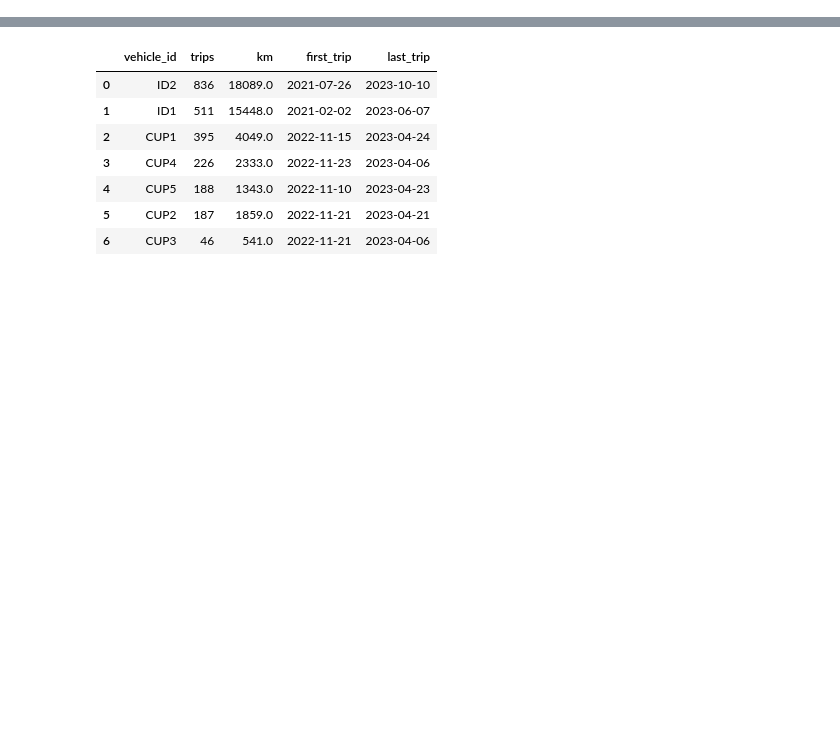
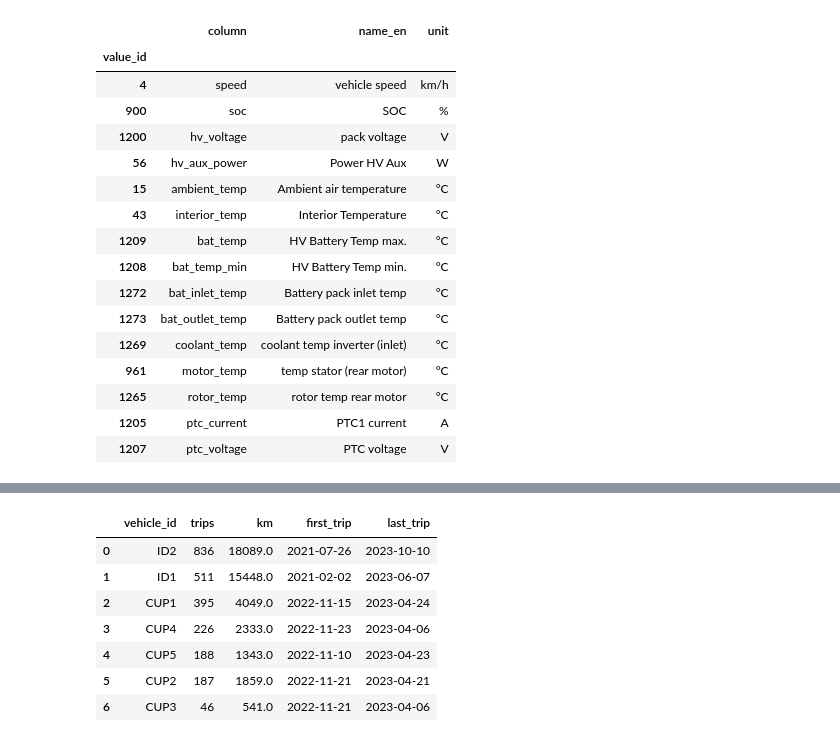
Before and after one commit to sumit-kolpe/EV-Energy-and-Thermal-Monitoring, a Jupyter notebook: EV_Energy_and_Thermal_Monitoring.ipynb, the cells around one changed output, grey strips where cells are left out. Saved outputs shown, nothing was run; the diff lists cells and outputs as text; code cells hidden in the pictures; blank space fills up the shorter version.

```diff
--- a/EV_Energy_and_Thermal_Monitoring.ipynb
+++ b/EV_Energy_and_Thermal_Monitoring.ipynb
@@ -224,0 +112,42 @@ There is no odometer, so distance is speed × time.
+# %%
+SIGNALS = {
+    4: "speed",
+    900: "soc",
+    1200: "hv_voltage",
+    56: "hv_aux_power",
+    15: "ambient_temp",
+    43: "interior_temp",
+    1209: "bat_temp",
+    1208: "bat_temp_min",
+    1272: "bat_inlet_temp",
+    1273: "bat_outlet_temp",
+    1269: "coolant_temp",
+    961: "motor_temp",
+    1265: "rotor_temp",
+    1205: "ptc_current",
+    1207: "ptc_voltage",
+}
+SIGNAL_COLUMNS = list(SIGNALS.values())
+
+overview = pd.read_csv(RAW_DIR / "value_overview.csv").drop_duplicates("value_id").set_index("value_id")
+signal_table = overview.loc[list(SIGNALS), ["name_en", "unit"]]
+signal_table.insert(0, "column", SIGNAL_COLUMNS)
+signal_table
+# %% [output]
+|  | column | name_en | unit |
+| value_id |  |  |  |
+| 4 | speed | vehicle speed | km/h |
+| 900 | soc | SOC | % |
+| 1200 | hv_voltage | pack voltage | V |
+| 56 | hv_aux_power | Power HV Aux | W |
+| 15 | ambient_temp | Ambient air temperature | °C |
+| 43 | interior_temp | Interior Temperature | °C |
+| 1209 | bat_temp | HV Battery Temp max. | °C |
+| 1208 | bat_temp_min | HV Battery Temp min. | °C |
+| 1272 | bat_inlet_temp | Battery pack inlet temp | °C |
+| 1273 | bat_outlet_temp | Battery pack outlet temp | °C |
+| 1269 | coolant_temp | coolant temp inverter (inlet) | °C |
+| 961 | motor_temp | temp stator (rear motor) | °C |
+| 1265 | rotor_temp | rotor temp rear motor | °C |
+| 1205 | ptc_current | PTC1 current | A |
+| 1207 | ptc_voltage | PTC voltage | V |
```
Also changed, not shown: parts of 168 cells of this notebook, 1 other file.
